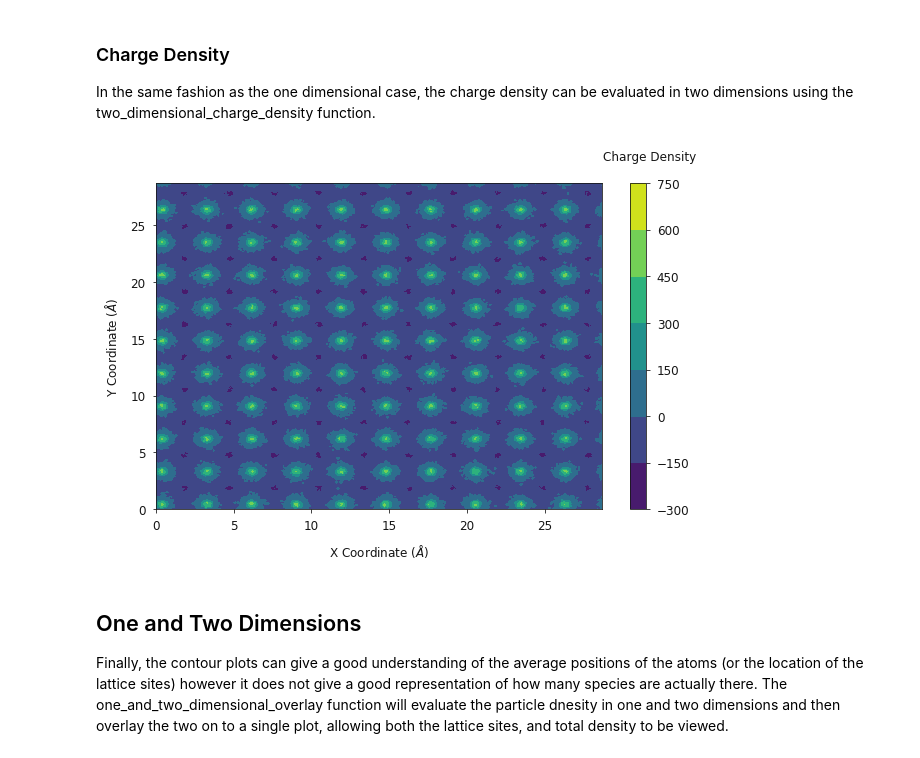
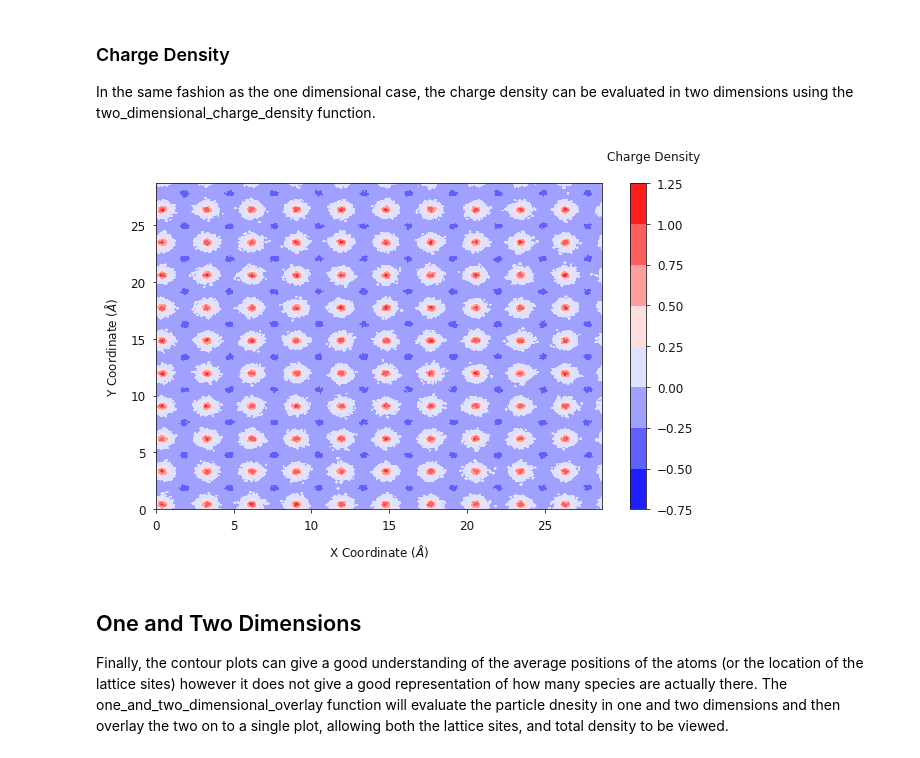
Before and after one commit to symmy596/Polypy, a Jupyter notebook: examples/notebooks/Density.ipynb, the cells around one changed output. Cells and saved outputs as stored; diff of their text form; code cells hidden in the pictures.

```diff
--- a/examples/notebooks/Density.ipynb
+++ b/examples/notebooks/Density.ipynb
@@ -26,5 +26,5 @@ history = History("../example_data/HISTORY", ["CA", "F"])
 # %% [markdown]
 The next step is to create the density object for both species.
 # %%
-ca_density = Density(history.trajectory, atom="CA")
-f_density = Density(history.trajectory, atom="F")
+ca_density = Density(history.trajectory, atom="CA", histogram_size=0.1)
+f_density = Density(history.trajectory, atom="F", histogram_size=0.1)
@@ -123,13 +122,13 @@ plt.show()
 
 In the same fashion as the one dimensional case, the charge density can be evaluated in two dimensions using the two_dimensional_charge_density function.
 # %%
-charge_density = analysis.two_dimensional_charge_density([fz_2d, cz_2d], [-1.0, 2.0], f_volume)
+charge_density = analysis.two_dimensional_charge_density([fz_2d, cz_2d], [-1.0, 2.0], f_volume, history.trajectory.timesteps)
 
-fig, ax = plotting.two_dimensional_charge_density_plot(fx_2d, fy_2d, charge_density)
+fig, ax = plotting.two_dimensional_charge_density_plot(fx_2d, fy_2d, charge_density, palette='bwr')
 
 plt.show()
 # %% [output]
-[figure, old version]
+[figure, new version]
 # %% [markdown]
 ## One and Two Dimensions
 
```
Also changed, not shown: parts of 15 cells of this notebook, 1 other file.
